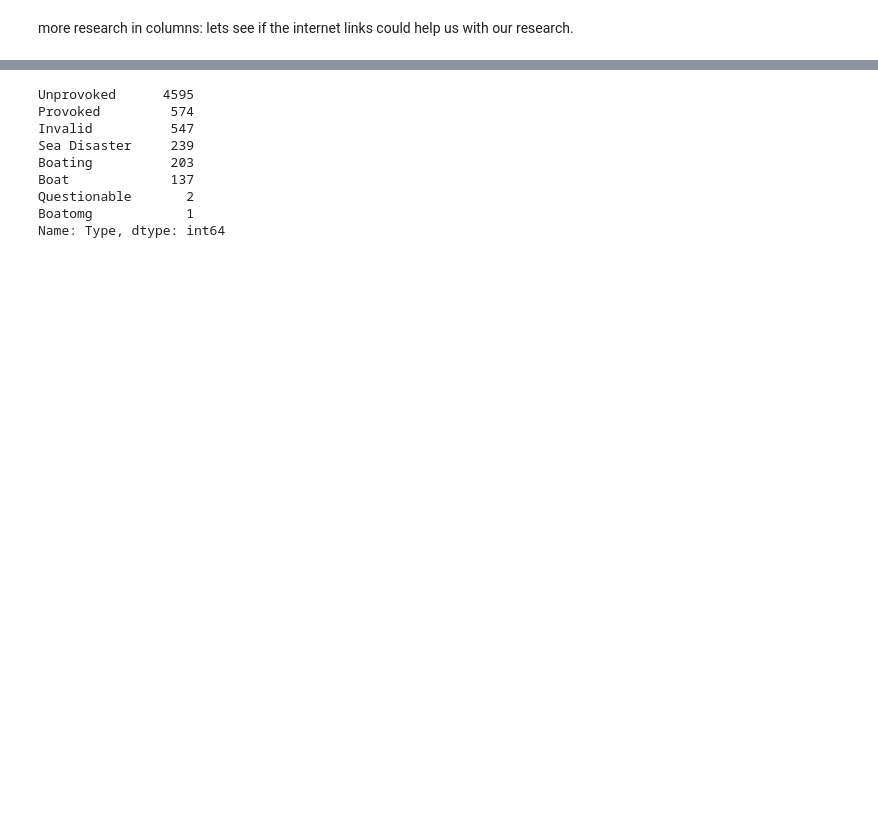
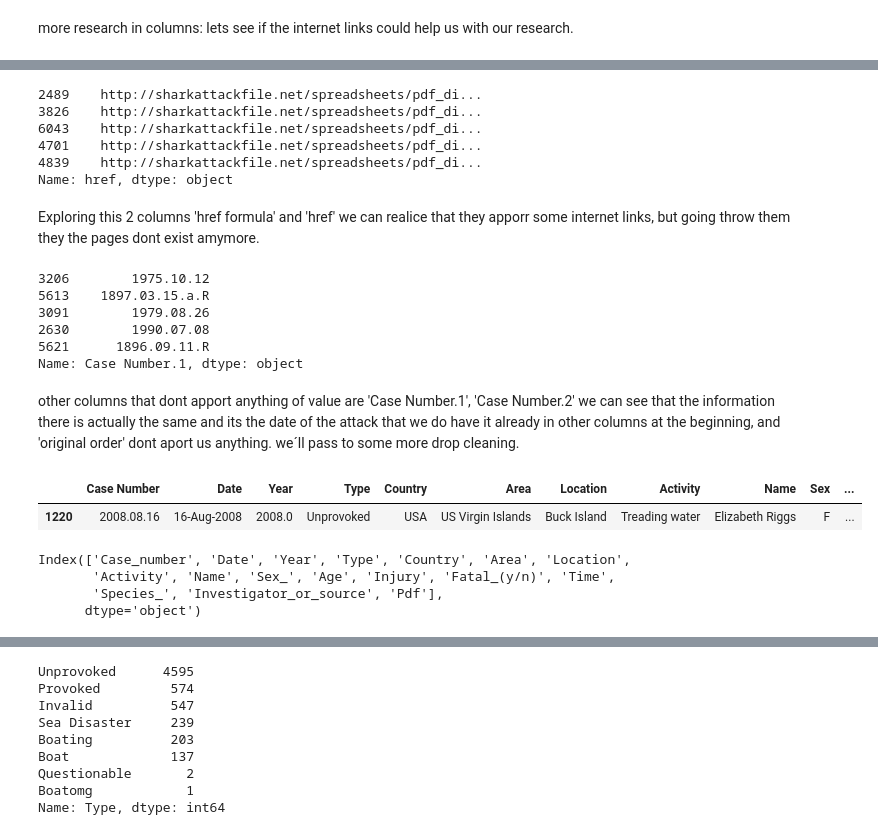
Before and after one commit to imalanz/SharkAttack_proy1, a Jupyter notebook: DATA/shark_cleaning.ipynb, the cells around one changed output, grey strips where cells are left out. Drawn from its saved outputs; the diff is of its cells as text; code cells hidden in the pictures; blank space fills up the shorter version.

```diff
--- a/DATA/shark_cleaning.ipynb
+++ b/DATA/shark_cleaning.ipynb
@@ -300,0 +256,23 @@ shark_attack.sample(50)
+# %%
+shark_attack['href'].sample(5)
+# %% [output]
+2489    http://sharkattackfile.net/spreadsheets/pdf_di...
+3826    http://sharkattackfile.net/spreadsheets/pdf_di...
+6043    http://sharkattackfile.net/spreadsheets/pdf_di...
+4701    http://sharkattackfile.net/spreadsheets/pdf_di...
+4839    http://sharkattackfile.net/spreadsheets/pdf_di...
+Name: href, dtype: object
+# %% [markdown]
+Exploring this 2 columns 'href formula' and 'href' we can realice that they apporr some internet links, but going throw them they the pages dont exist amymore.
+# %%
+shark_attack['Case Number.1'].sample(5)
+# %% [output]
+3206        1975.10.12
+5613    1897.03.15.a.R
+3091        1979.08.26
+2630        1990.07.08
+5621      1896.09.11.R
+Name: Case Number.1, dtype: object
+# %% [markdown]
+other columns that dont apport anything of value are 'Case Number.1', 'Case Number.2'  we can see that the information there is actually the same and its the date of the attack that we do have it already in other columns at the beginning, and 'original order' dont aport us anything.
+we´ll pass to some more drop cleaning.
@@ -300,0 +281,13 @@ shark_attack.sample(50)
+# %%
+shark_attack.sample()
+# %% [output]
+|  | Case Number | Date | Year | Type | Country | Area | Location | Activity | Name | Sex | ... |
+| 1220 | 2008.08.16 | 16-Aug-2008 | 2008.0 | Unprovoked | USA | US Virgin Islands | Buck Island | Treading water | Elizabeth Riggs | F | ... |
+# %%
+shark_attack.columns = [i.capitalize().replace(" ", "_") for i in list(shark_attack.columns)]
+shark_attack.columns
+# %% [output]
+Index(['Case_number', 'Date', 'Year', 'Type', 'Country', 'Area', 'Location',
+       'Activity', 'Name', 'Sex_', 'Age', 'Injury', 'Fatal_(y/n)', 'Time',
+       'Species_', 'Investigator_or_source', 'Pdf'],
+      dtype='object')
```
Also changed, not shown: parts of 25 cells of this notebook, 2 other files.
